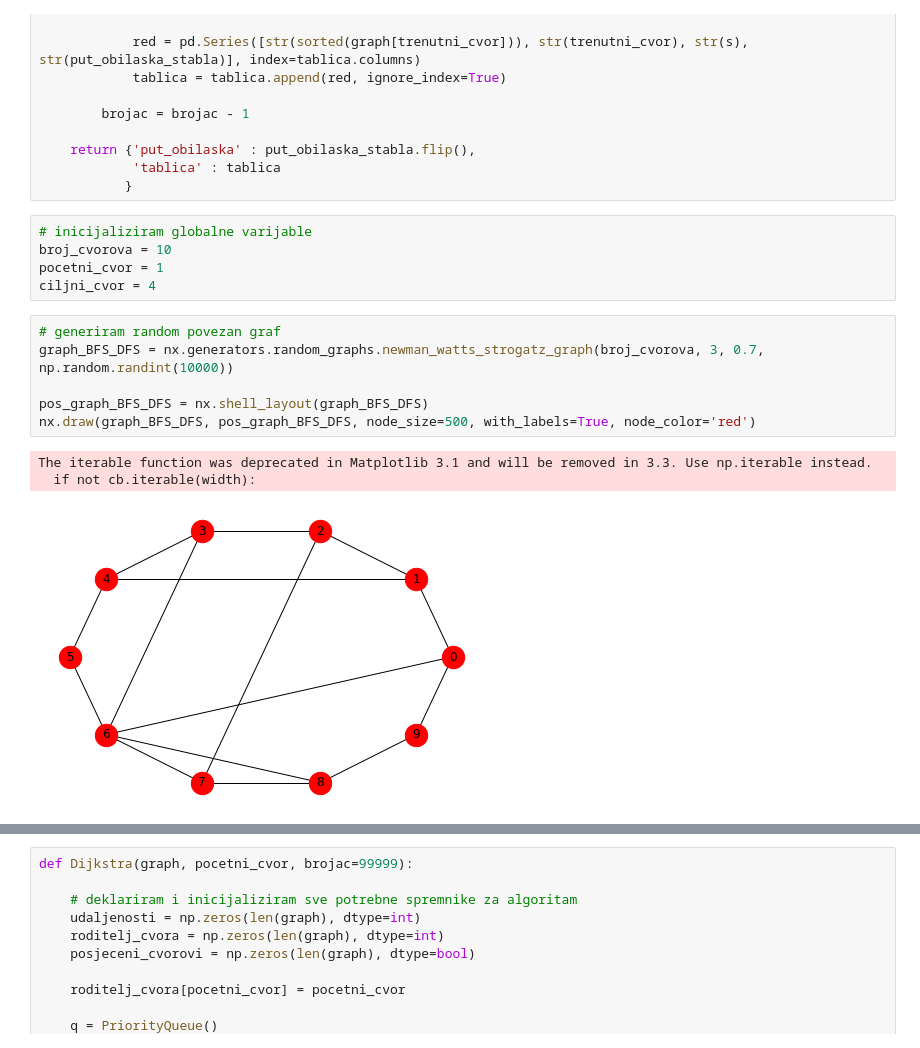
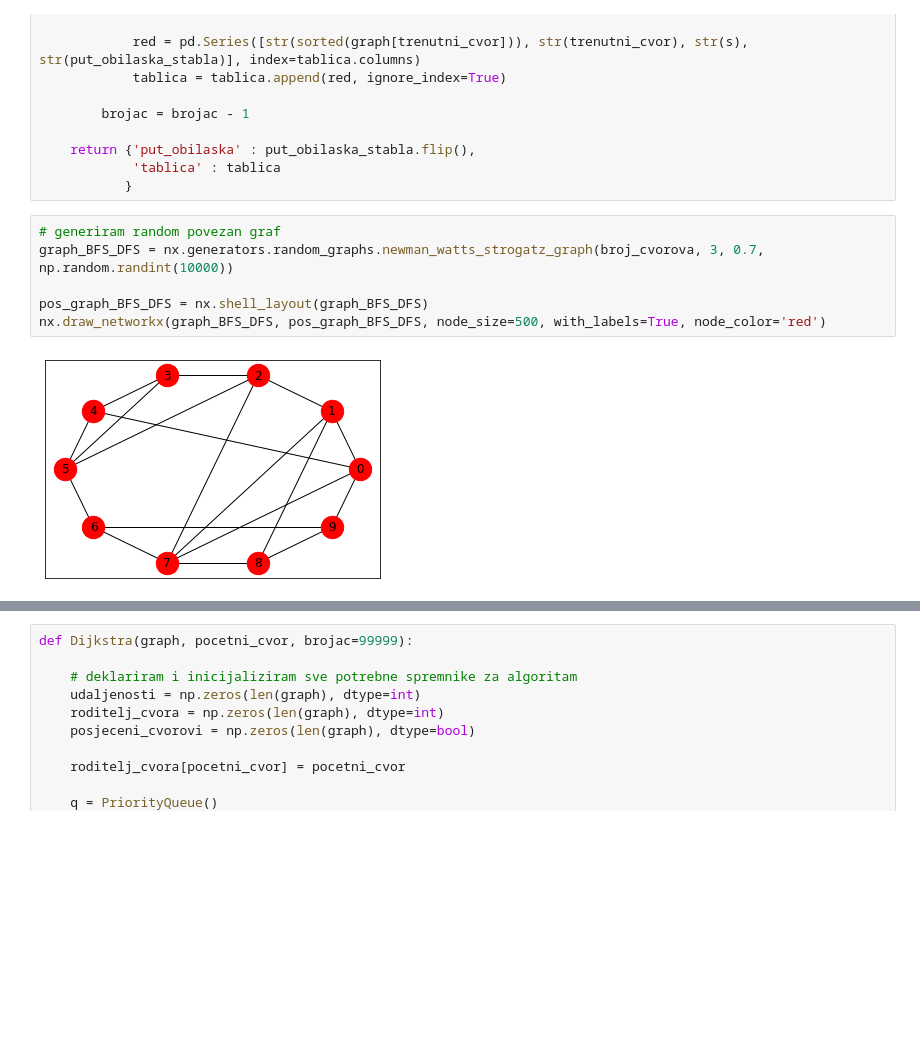
Before and after one commit to nivuckovic/matematicki-softver-esej1, a Jupyter notebook: BFS.ipynb, the cells around one changed output, grey strips where cells are left out. Saved outputs shown, nothing was run; the diff lists cells and outputs as text; blank space fills up the shorter version.

```diff
--- a/BFS.ipynb
+++ b/BFS.ipynb
@@ -245,21 +485,14 @@ def DFS(graph, pocetni_cvor, ciljni_cvor, brojac=99999):
     return {'put_obilaska' : put_obilaska_stabla.flip(),
             'tablica' : tablica
            }
-# %%
-# inicijaliziram globalne varijable
-broj_cvorova = 10
-pocetni_cvor = 1
-ciljni_cvor = 4
 # %%
 # generiram random povezan graf
 graph_BFS_DFS = nx.generators.random_graphs.newman_watts_strogatz_graph(broj_cvorova, 3, 0.7, np.random.randint(10000))
 
 pos_graph_BFS_DFS = nx.shell_layout(graph_BFS_DFS)
-nx.draw(graph_BFS_DFS, pos_graph_BFS_DFS, node_size=500, with_labels=True, node_color='red')
+nx.draw_networkx(graph_BFS_DFS, pos_graph_BFS_DFS, node_size=500, with_labels=True, node_color='red')
 # %% [output]
-The iterable function was deprecated in Matplotlib 3.1 and will be removed in 3.3. Use np.iterable instead.
-  if not cb.iterable(width):
-[figure, old version]
+[figure, new version]
 # %%
 def ispisi_output_BFS_DFS():
 
```
Also changed, not shown: parts of 25 cells of this notebook.
